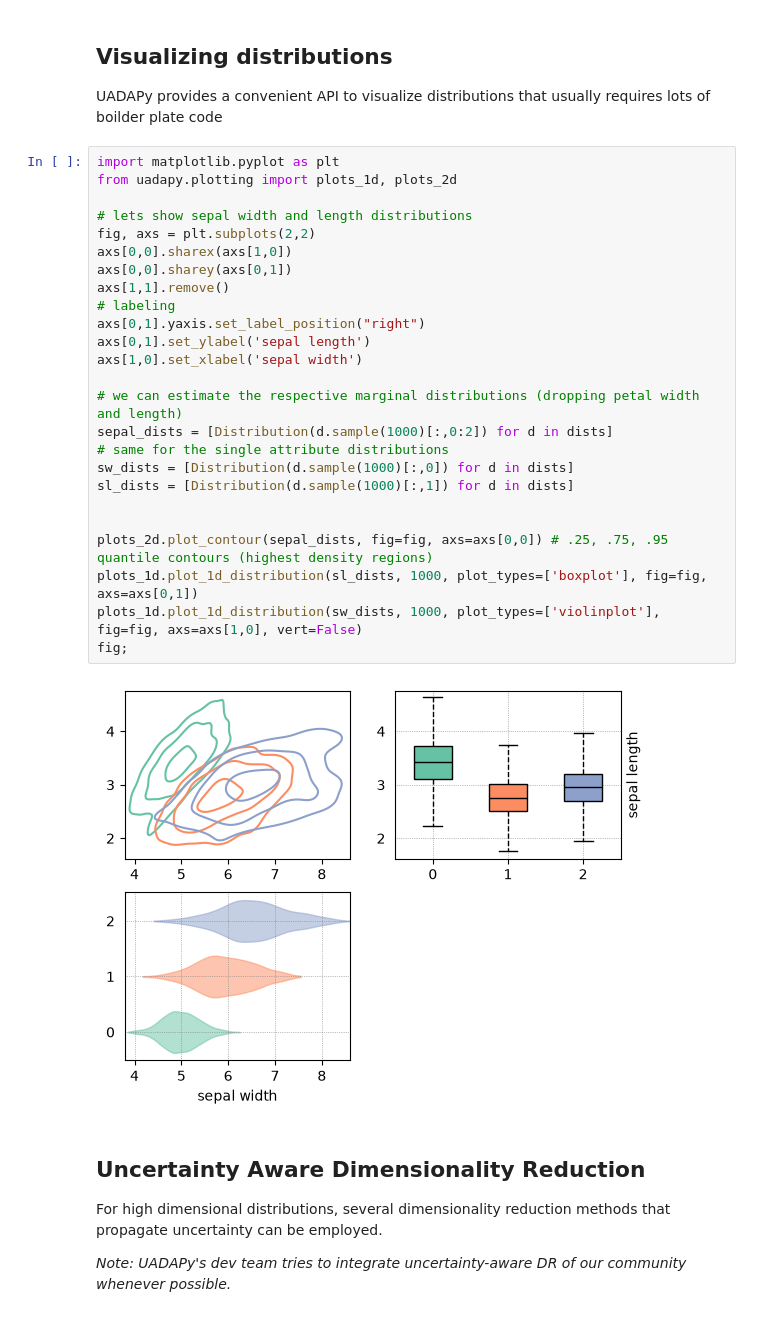
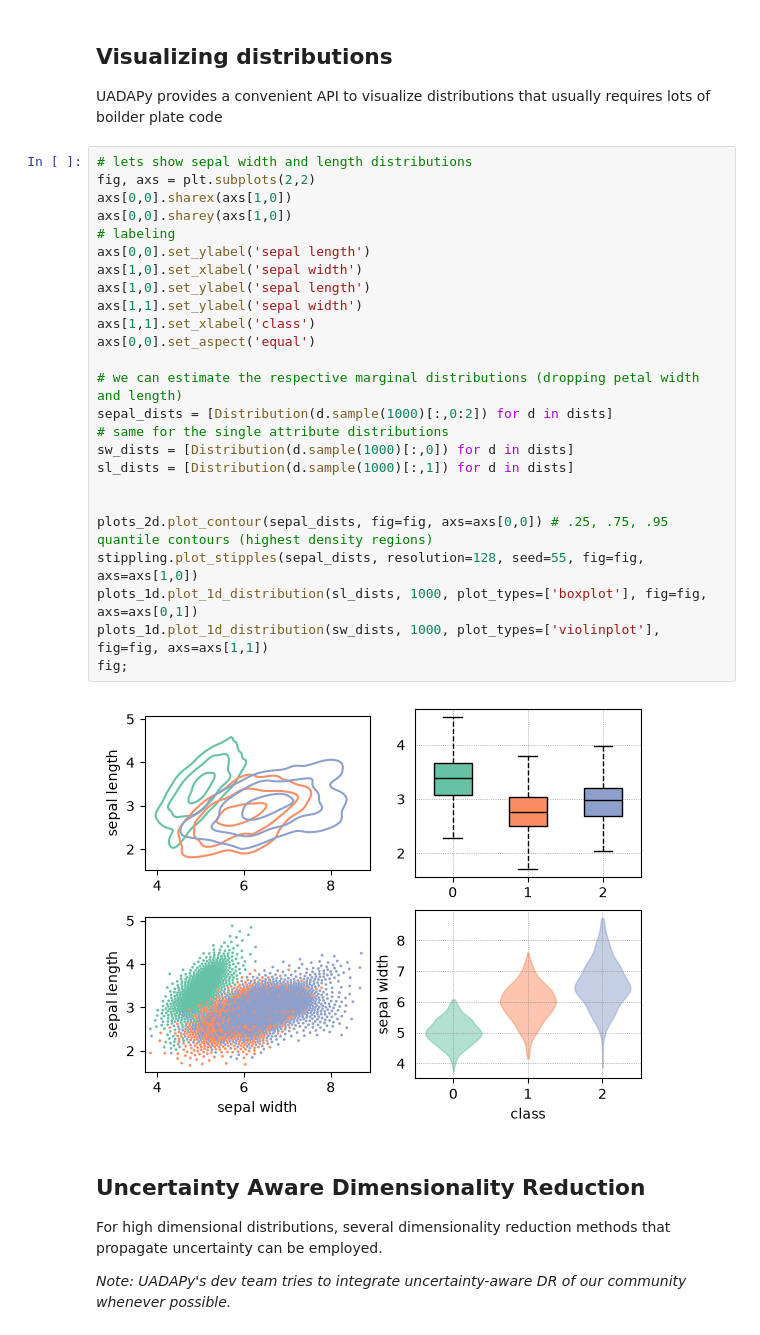
Before and after one commit to UniStuttgart-VISUS/uadapy, a Jupyter notebook: examples/demo.ipynb, the cells around one changed output. Cells and saved outputs as stored; diff of their text form.

```diff
--- a/examples/demo.ipynb
+++ b/examples/demo.ipynb
@@ -50,32 +56,32 @@ iris virginica mean: [6.588 2.974 5.552 2.026]
 ## Visualizing distributions
 UADAPy provides a convenient API to visualize distributions that usually requires lots of boilder plate code
 # %%
-import matplotlib.pyplot as plt
-from uadapy.plotting import plots_1d, plots_2d
-
 # lets show sepal width and length distributions
 fig, axs = plt.subplots(2,2)
 axs[0,0].sharex(axs[1,0])
-axs[0,0].sharey(axs[0,1])
-axs[1,1].remove()
+axs[0,0].sharey(axs[1,0])
 # labeling
-axs[0,1].yaxis.set_label_position("right")
-axs[0,1].set_ylabel('sepal length')
+axs[0,0].set_ylabel('sepal length')
 axs[1,0].set_xlabel('sepal width')
+axs[1,0].set_ylabel('sepal length')
+axs[1,1].set_ylabel('sepal width')
+axs[1,1].set_xlabel('class')
+axs[0,0].set_aspect('equal')
 
 # we can estimate the respective marginal distributions (dropping petal width and length)
 sepal_dists = [Distribution(d.sample(1000)[:,0:2]) for d in dists]
 # same for the single attribute distributions
 sw_dists = [Distribution(d.sample(1000)[:,0]) for d in dists]
 sl_dists = [Distribution(d.sample(1000)[:,1]) for d in dists]
 
 
 plots_2d.plot_contour(sepal_dists, fig=fig, axs=axs[0,0]) # .25, .75, .95 quantile contours (highest density regions)
+stippling.plot_stipples(sepal_dists, resolution=128, seed=55, fig=fig, axs=axs[1,0])
 plots_1d.plot_1d_distribution(sl_dists, 1000, plot_types=['boxplot'], fig=fig, axs=axs[0,1])
-plots_1d.plot_1d_distribution(sw_dists, 1000, plot_types=['violinplot'], fig=fig, axs=axs[1,0], vert=False)
+plots_1d.plot_1d_distribution(sw_dists, 1000, plot_types=['violinplot'], fig=fig, axs=axs[1,1])
 fig;
 # %% [output]
-[figure, old version]
+[figure, new version]
 # %% [markdown]
 ## Uncertainty Aware Dimensionality Reduction
 For high dimensional distributions, several dimensionality reduction methods that propagate uncertainty
```
Also changed, not shown: parts of 11 cells of this notebook, 4 other files.
